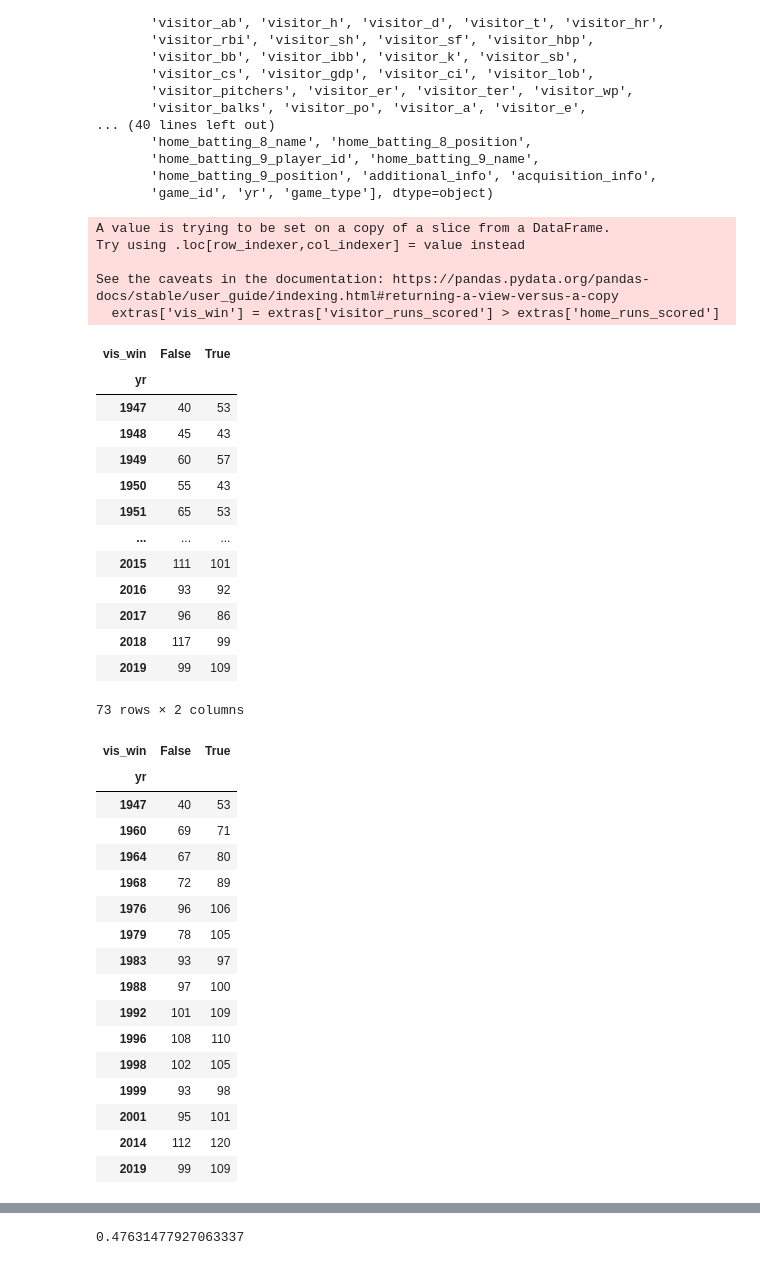
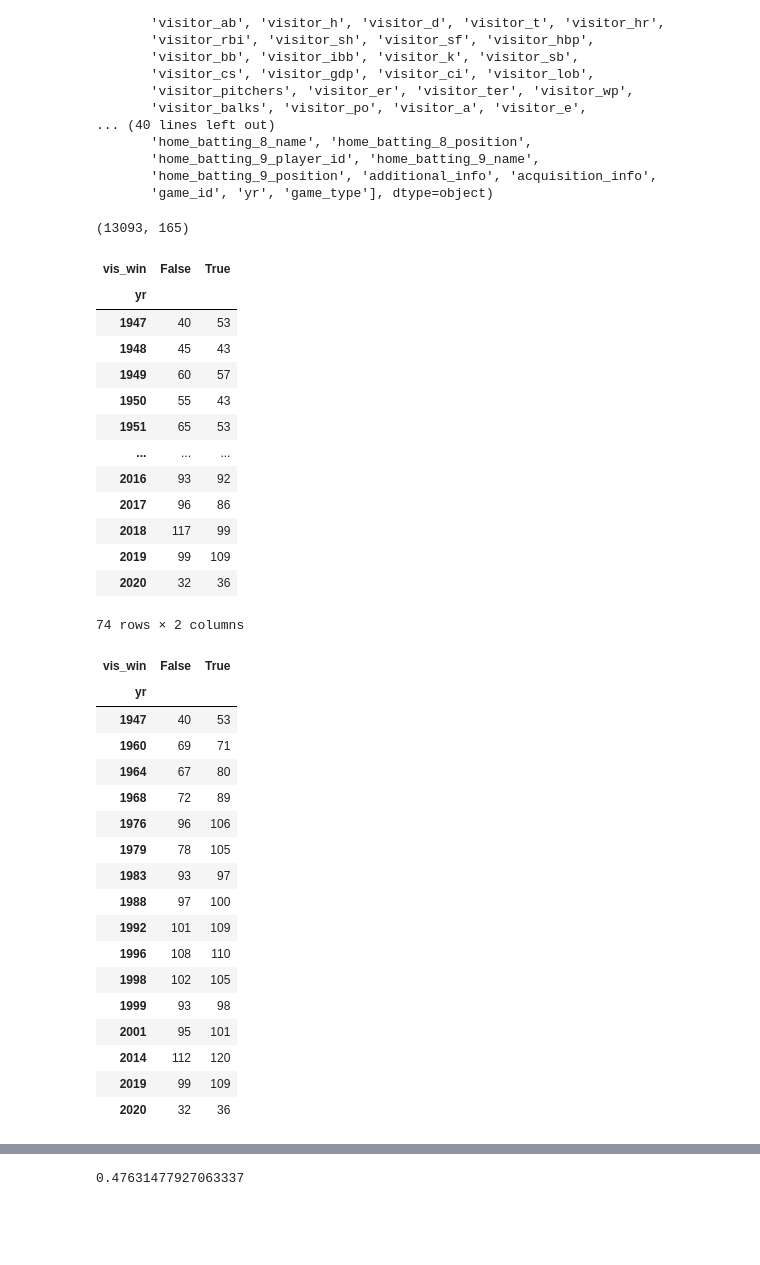
Before and after one commit to sdvinay/baseball_sql, a Jupyter notebook: pandas/extra_innings_wpct.ipynb, the cells around one changed output, grey strips where cells are left out. Saved outputs shown, nothing was run; the diff lists cells and outputs as text; code cells hidden in the pictures; blank space fills up the shorter version.

```diff
--- a/pandas/extra_innings_wpct.ipynb
+++ b/pandas/extra_innings_wpct.ipynb
@@ -4,6 +4,6 @@ import boxball_loader as bbl
 # %% [markdown]
 # How often does the road team win in extra innings?  Is the performance of road teams in 2020-21 significant?
 # %%
-gl = bbl.load_gamelogs(game_types=bbl.GameType.RS, years=range(1947, 2020))
+gl = bbl.load_gamelogs(game_types=bbl.GameType.RS, seasons=bbl.Eras.Integration)
 gl.shape
 # %% [output]
@@ -28,33 +28,30 @@ array(['date', 'double_header', 'day_of_week', 'visiting_team',
        'home_batting_9_player_id', 'home_batting_9_name',
        'home_batting_9_position', 'additional_info', 'acquisition_info',
        'game_id', 'yr', 'game_type'], dtype=object)
-# %%
-extras = gl[gl['length_in_outs']>54]
-extras['vis_win'] = extras['visitor_runs_scored'] > extras['home_runs_scored']
-# %% [output]
-A value is trying to be set on a copy of a slice from a DataFrame.
-Try using .loc[row_indexer,col_indexer] = value instead
-
-See the caveats in the documentation: https://pandas.pydata.org/pandas-docs/stable/user_guide/indexing.html#returning-a-view-versus-a-copy
-  extras['vis_win'] = extras['visitor_runs_scored'] > extras['home_runs_scored']
+# %%
+gl['vis_win'] = gl['visitor_runs_scored'] > gl['home_runs_scored']
+extras = gl.query('length_in_outs>54')
+extras.shape
+# %% [output]
+(13093, 165)
 # %%
-by_yr = extras.groupby(['yr', 'vis_win'])['date'].count().rename('num').unstack()
+by_yr = extras.groupby(['yr', 'vis_win'])['date'].count().unstack()
 by_yr
 # %% [output]
 | vis_win | False | True |
 | yr |  |  |
 | 1947 | 40 | 53 |
 | 1948 | 45 | 43 |
 | 1949 | 60 | 57 |
 | 1950 | 55 | 43 |
 | 1951 | 65 | 53 |
 | ... | ... | ... |
-| 2015 | 111 | 101 |
 | 2016 | 93 | 92 |
 | 2017 | 96 | 86 |
 | 2018 | 117 | 99 |
 | 2019 | 99 | 109 |
+| 2020 | 32 | 36 |
-73 rows × 2 columns
+74 rows × 2 columns
 # %%
 by_yr[by_yr[False]< by_yr[True]]
 # %% [output]
@@ -75,6 +72,7 @@ by_yr[by_yr[False]< by_yr[True]]
 | 2001 | 95 | 101 |
 | 2014 | 112 | 120 |
 | 2019 | 99 | 109 |
+| 2020 | 32 | 36 |
 # %%
 by_yr.sum()
 # %% [output]
```
Also changed, not shown: parts of 10 cells of this notebook, 4 other files.
